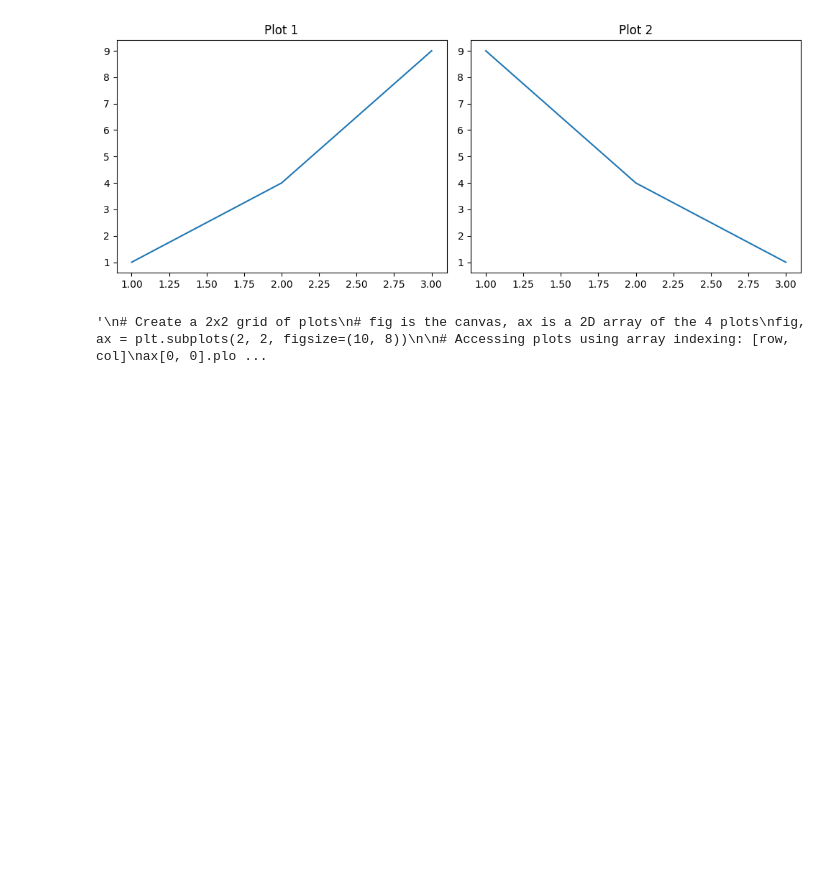
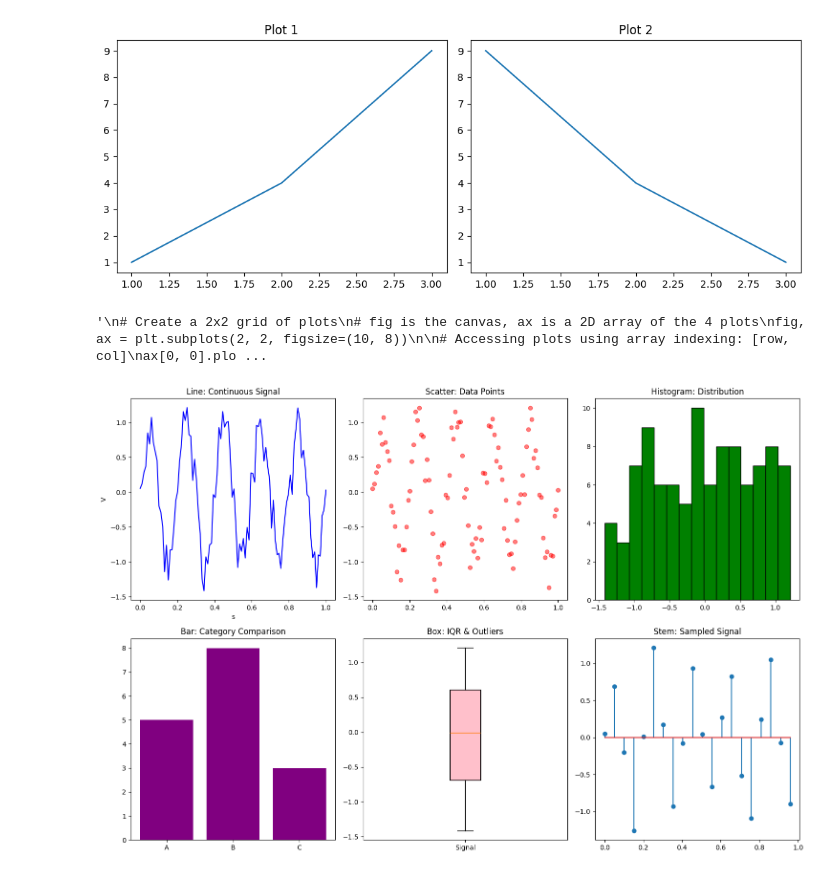
Before and after one commit to aaromalonline/jupyter_prgms, a Jupyter notebook: plots.ipynb, the cells around one changed output. Saved outputs shown, nothing was run; the diff lists cells and outputs as text; code cells hidden in the pictures; blank space fills up the shorter version.

```diff
--- a/plots.ipynb
+++ b/plots.ipynb
@@ -62,3 +62,45 @@ plt.show()
 # %% [output]
 [figure]
 '\n# Create a 2x2 grid of plots\n# fig is the canvas, ax is a 2D array of the 4 plots\nfig, ax = plt.subplots(2, 2, figsize=(10, 8))\n\n# Accessing plots using array indexing: [row, col]\nax[0, 0].plo ...
+# %%
+import matplotlib.pyplot as plt
+import numpy as np
+
+# 1. Generate Sample Data (5Hz Sine Wave + Noise)
+t = np.linspace(0, 1, 100)
+signal = np.sin(2 * np.pi * 5 * t) + 0.2 * np.random.randn(100)
+categories = ['A', 'B', 'C']
+values = [5, 8, 3]
+
+# 2. Create a 2x3 Grid
+fig, ax = plt.subplots(2, 3, figsize=(15, 10))
+
+# --- [0,0] Line Plot (Time Domain) ---
+ax[0, 0].plot(t, signal, color='blue', label='ECG')
+ax[0, 0].set(title="Line: Continuous Signal", xlabel="s", ylabel="V")
+
+# --- [0,1] Scatter Plot (Samples) ---
+ax[0, 1].scatter(t, signal, color='red', alpha=0.5)
+ax[0, 1].set(title="Scatter: Data Points")
+
+# --- [0,2] Histogram (Noise) ---
+ax[0, 2].hist(signal, bins=15, color='green', edgecolor='black')
+ax[0, 2].set(title="Histogram: Distribution")
+
+# --- [1,0] Bar Chart (Comparison) ---
+ax[1, 0].bar(categories, values, color='purple')
+ax[1, 0].set(title="Bar: Category Comparison")
+
+# --- [1,1] Box Plot (Outliers) ---
+ax[1, 1].boxplot(signal, patch_artist=True, boxprops=dict(facecolor='pink'))
+ax[1, 1].set(title="Box: IQR & Outliers", xticklabels=['Signal'])
+
+# --- [1,2] Stem Plot (Discrete) ---
+ax[1, 2].stem(t[::5], signal[::5]) # Subsampled for clarity
+ax[1, 2].set(title="Stem: Sampled Signal")
+
+# 3. Global Polish
+plt.tight_layout()
+plt.show()
+# %% [output]
+[figure, added]
```
Also changed, not shown: parts of 1 cell of this notebook, 3 other files.
